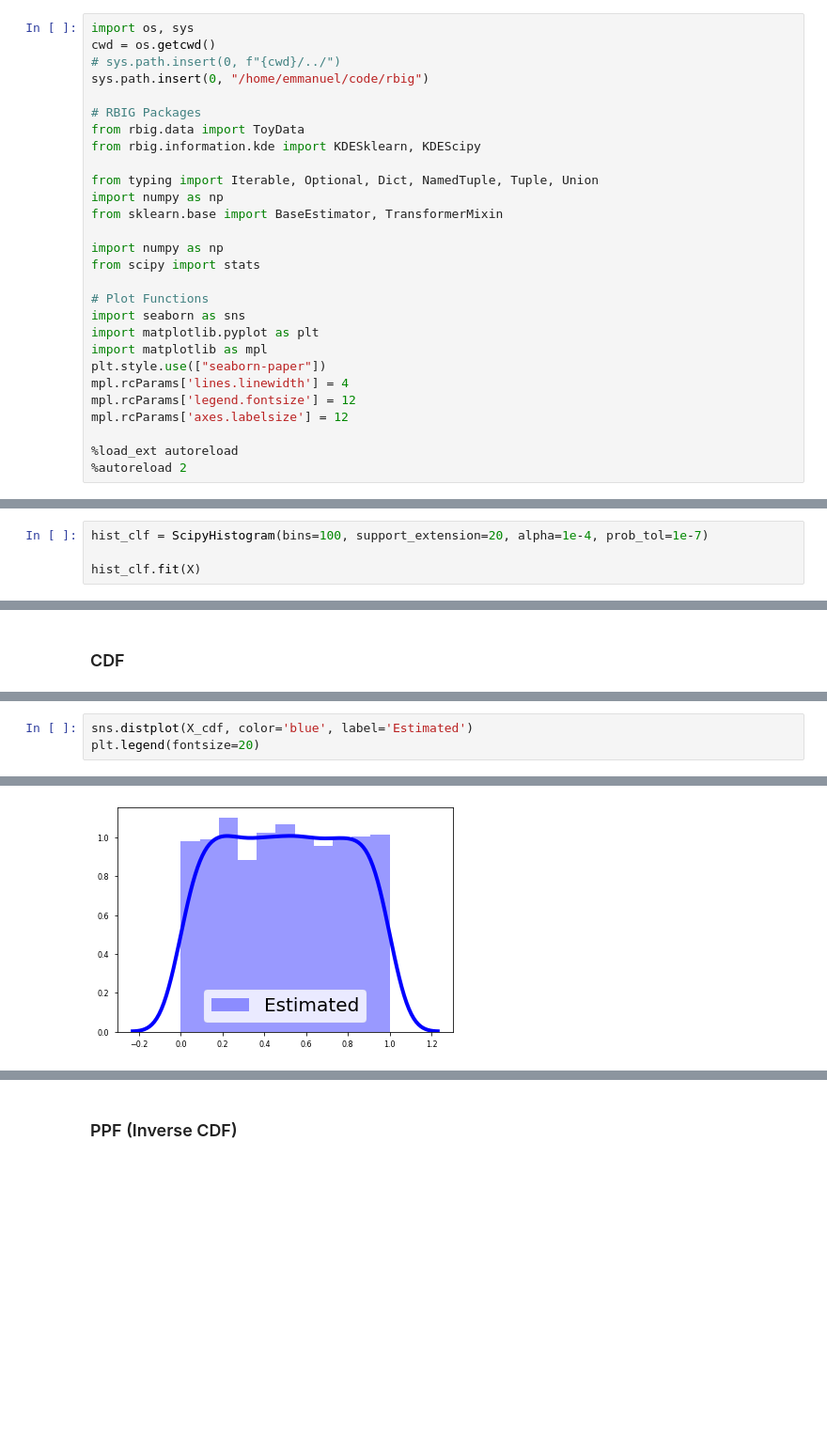
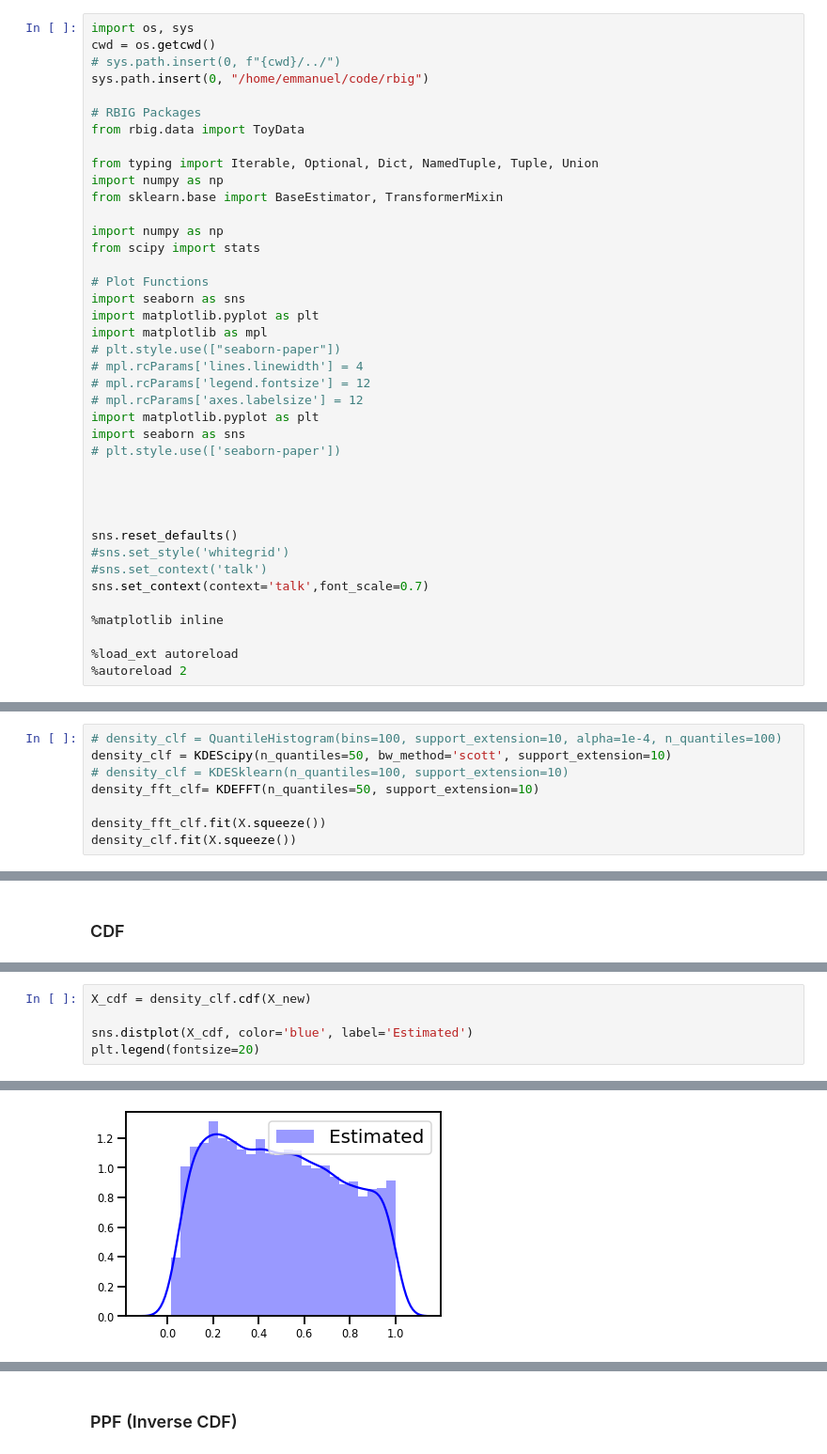
Before and after one commit to IPL-UV/rbig, a Jupyter notebook: notebooks/demo_7.1_pdf_estimation.ipynb, the cells around one changed output, grey strips where cells are left out. Shown at 94% size. Cells and saved outputs as stored; diff of their text form; blank space fills up the shorter version.

```diff
--- a/notebooks/demo_7.1_pdf_estimation.ipynb
+++ b/notebooks/demo_7.1_pdf_estimation.ipynb
@@ -8,7 +8,6 @@ sys.path.insert(0, "/home/emmanuel/code/rbig")
 
 # RBIG Packages
 from rbig.data import ToyData
-from rbig.information.kde import KDESklearn, KDEScipy
 
 from typing import Iterable, Optional, Dict, NamedTuple, Tuple, Union
 import numpy as np
@@ -21,10 +20,23 @@ from scipy import stats
 import seaborn as sns
 import matplotlib.pyplot as plt
 import matplotlib as mpl
-plt.style.use(["seaborn-paper"])
-mpl.rcParams['lines.linewidth'] = 4
-mpl.rcParams['legend.fontsize'] = 12
-mpl.rcParams['axes.labelsize'] = 12
+# plt.style.use(["seaborn-paper"])
+# mpl.rcParams['lines.linewidth'] = 4
+# mpl.rcParams['legend.fontsize'] = 12
+# mpl.rcParams['axes.labelsize'] = 12
+import matplotlib.pyplot as plt
+import seaborn as sns
+# plt.style.use(['seaborn-paper'])
+
+
+
+
+sns.reset_defaults()
+#sns.set_style('whitegrid')
+#sns.set_context('talk')
+sns.set_context(context='talk',font_scale=0.7)
+
+%matplotlib inline
 
 %load_ext autoreload
 %autoreload 2
@@ -64,4 +259,0 @@ from rbig.information.histogram import ScipyHistogram, hist_entropy
-# %%
-hist_clf = ScipyHistogram(bins=100, support_extension=20, alpha=1e-4, prob_tol=1e-7)
-
-hist_clf.fit(X)
@@ -72,0 +264,8 @@ ScipyHistogram(alpha=0.0001, bins=100, kwargs={}, prob_tol=1e-07,
+# %%
+# density_clf = QuantileHistogram(bins=100, support_extension=10, alpha=1e-4, n_quantiles=100)
+density_clf = KDEScipy(n_quantiles=50, bw_method='scott', support_extension=10)
+# density_clf = KDESklearn(n_quantiles=100, support_extension=10)
+density_fft_clf= KDEFFT(n_quantiles=50, support_extension=10)
+
+density_fft_clf.fit(X.squeeze())
+density_clf.fit(X.squeeze())
@@ -112,6 +324,8 @@ X_cdf = hist_clf.cdf(X)
 # %%
+X_cdf = density_clf.cdf(X_new)
+
 sns.distplot(X_cdf, color='blue', label='Estimated')
 plt.legend(fontsize=20)
 # %% [output]
 <matplotlib.legend.Legend at 0x...>
-[figure, old version]
+[figure, new version]
```
Also changed, not shown: parts of 72 cells of this notebook, 23 other files.
